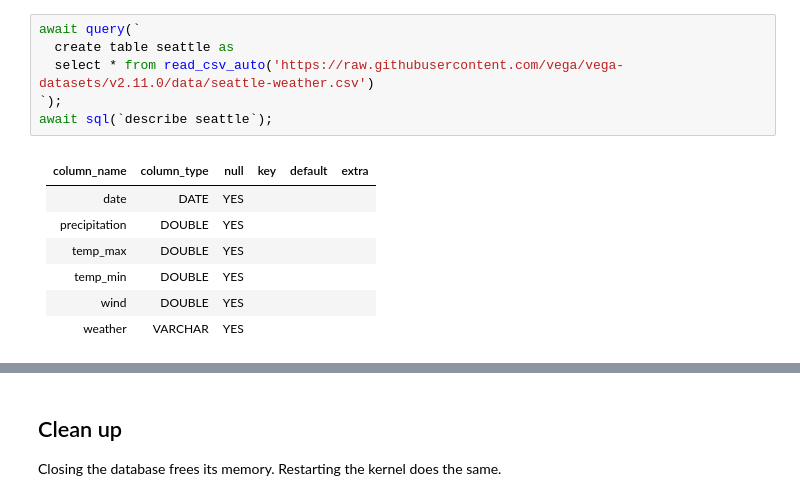
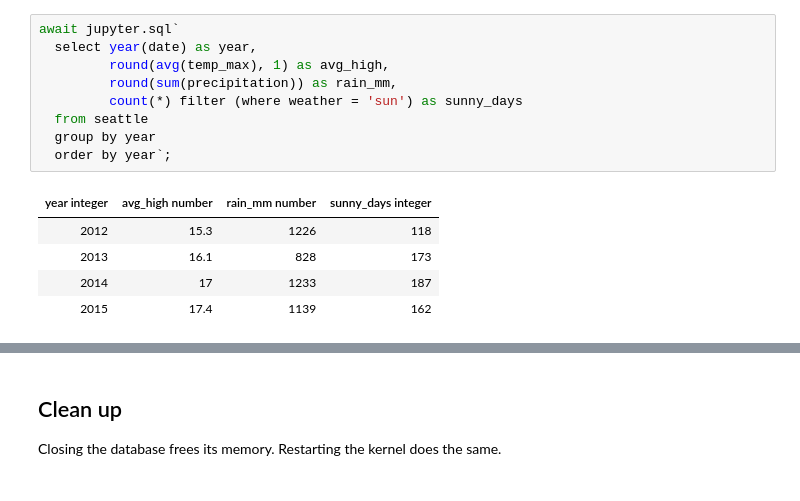
Before and after one commit to tlockney/ganymede-ui, a Jupyter notebook: examples/04 DuckDB.ipynb, the cells around one changed output, grey strips where cells are left out. Drawn from its saved outputs; the diff is of its cells as text.

```diff
--- a/examples/04 DuckDB.ipynb
+++ b/examples/04 DuckDB.ipynb
@@ -90,15 +35,15 @@ four years of Seattle weather.
-# %%
-await query(`
-  create table seattle as
-  select * from read_csv_auto('https://raw.githubusercontent.com/vega/vega-datasets/v2.11.0/data/seattle-weather.csv')
-`);
-await sql(`describe seattle`);
-# %% [output]
-| column_name | column_type | null | key | default | extra |
-| --- | --- | --- | --- | --- | --- |
-| date | DATE | YES |  |  |  |
-| precipitation | DOUBLE | YES |  |  |  |
-| temp_max | DOUBLE | YES |  |  |  |
-| temp_min | DOUBLE | YES |  |  |  |
-| wind | DOUBLE | YES |  |  |  |
-| weather | VARCHAR | YES |  |  |  |
+# %%
+await jupyter.sql`
+  select year(date) as year,
+         round(avg(temp_max), 1) as avg_high,
+         round(sum(precipitation)) as rain_mm,
+         count(*) filter (where weather = 'sun') as sunny_days
+  from seattle
+  group by year
+  order by year`;
+# %% [output]
+| year integer | avg_high number | rain_mm number | sunny_days integer |
+| 2012 | 15.3 | 1226 | 118 |
+| 2013 | 16.1 | 828 | 173 |
+| 2014 | 17 | 1233 | 187 |
+| 2015 | 17.4 | 1139 | 162 |
```
Also changed, not shown: parts of 14 cells of this notebook, 10 other files.
